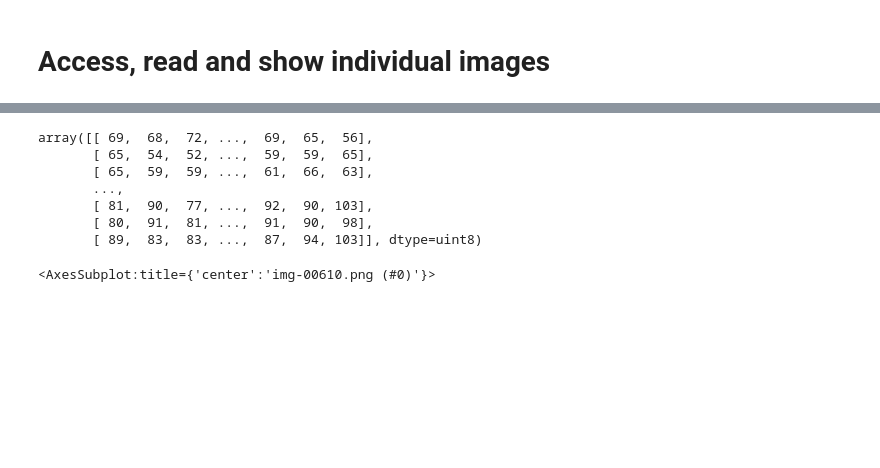
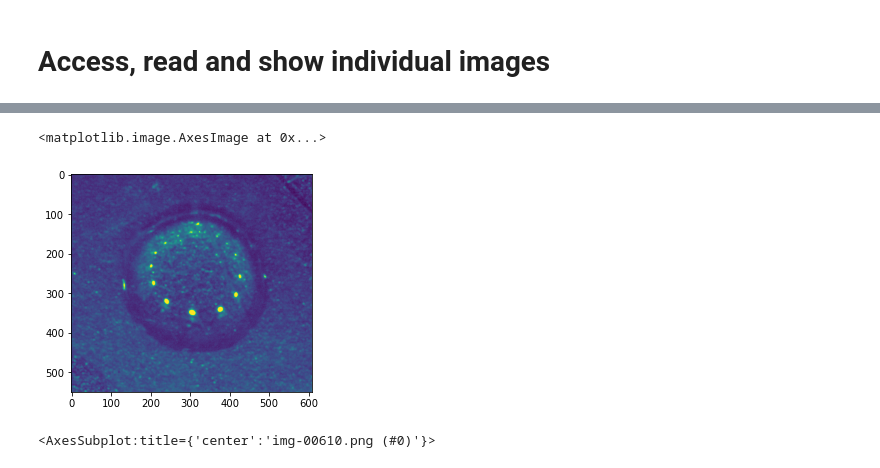
Before and after one commit to ovinc/imgseries, a Jupyter notebook: Examples_ImgSeries_Static.ipynb, the cells around one changed output, grey strips where cells are left out. Saved outputs shown, nothing was run; the diff lists cells and outputs as text; code cells hidden in the pictures; blank space fills up the shorter version.

```diff
--- a/Examples_ImgSeries_Static.ipynb
+++ b/Examples_ImgSeries_Static.ipynb
@@ -24,11 +28,8 @@ PosixPath('data/img2/img-00643.png')
 # %%
-images.read(33)  # read image num 33 as an array
+ii = images.read(33)  # read image num 33 as an array
-# %% [output]
-array([[ 69,  68,  72, ...,  69,  65,  56],
-       [ 65,  54,  52, ...,  59,  59,  65],
-       [ 65,  59,  59, ...,  61,  66,  63],
-       ...,
-       [ 81,  90,  77, ...,  92,  90, 103],
-       [ 80,  91,  81, ...,  91,  90,  98],
-       [ 89,  83,  83, ...,  87,  94, 103]], dtype=uint8)
+# %%
+plt.imshow(ii, vmin=None, vmax=None)
+# %% [output]
+<matplotlib.image.AxesImage at 0x...>
+[figure, added]
 # %%
```
Also changed, not shown: parts of 7 cells of this notebook, 9 other files.
